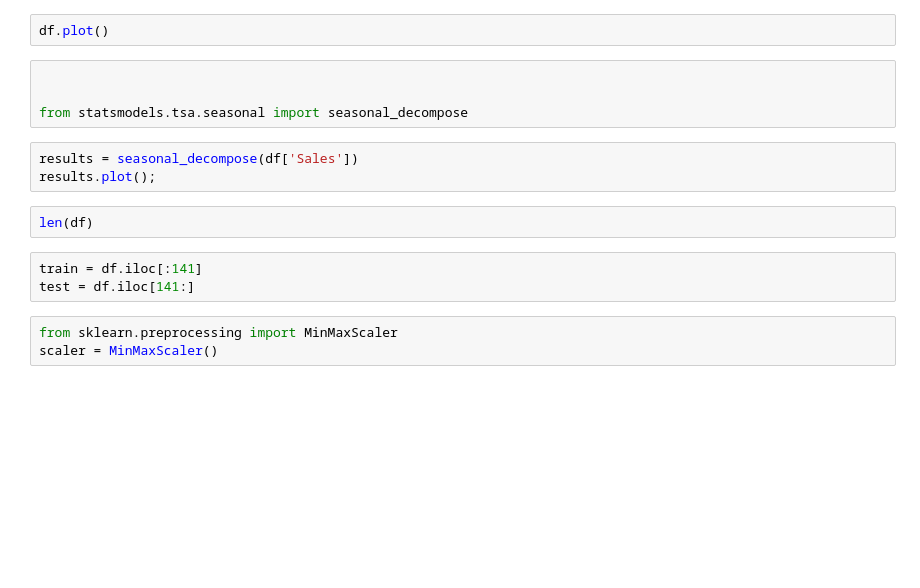
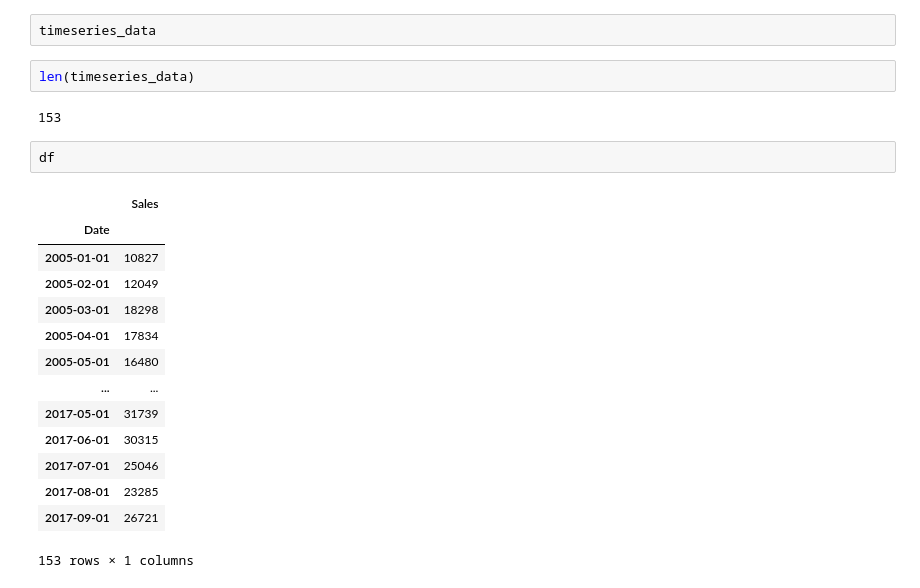
Before and after one commit to arjun-ms/Crane-Sales-Forecast, a Jupyter notebook: LSTM.ipynb, the cells around one changed output. Drawn from its saved outputs; the diff is of its cells as text; blank space fills up the shorter version.

```diff
--- a/LSTM.ipynb
+++ b/LSTM.ipynb
@@ -21,17 +237,23 @@ df
+# %%
+timeseries_data
+# %%
+len(timeseries_data)
+# %% [output]
+153
 # %%
-df.plot()
+df
+# %% [output]
+|  | Sales |
+| Date |  |
+| 2005-01-01 | 10827 |
+| 2005-02-01 | 12049 |
+| 2005-03-01 | 18298 |
+| 2005-04-01 | 17834 |
+| 2005-05-01 | 16480 |
+| ... | ... |
+| 2017-05-01 | 31739 |
+| 2017-06-01 | 30315 |
+| 2017-07-01 | 25046 |
+| 2017-08-01 | 23285 |
+| 2017-09-01 | 26721 |
+153 rows × 1 columns
-# %%
-
-
-from statsmodels.tsa.seasonal import seasonal_decompose
-# %%
-results = seasonal_decompose(df['Sales'])
-results.plot();
-# %%
-len(df)
-# %%
-train = df.iloc[:141]
-test = df.iloc[141:]
-# %%
-from sklearn.preprocessing import MinMaxScaler
-scaler = MinMaxScaler()
```
Also changed, not shown: parts of 43 cells of this notebook.
